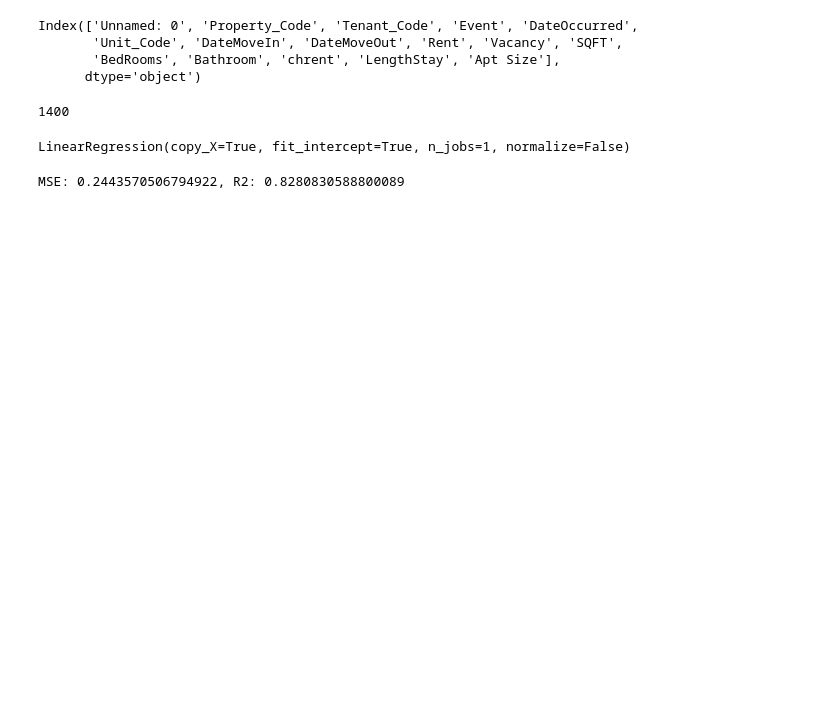
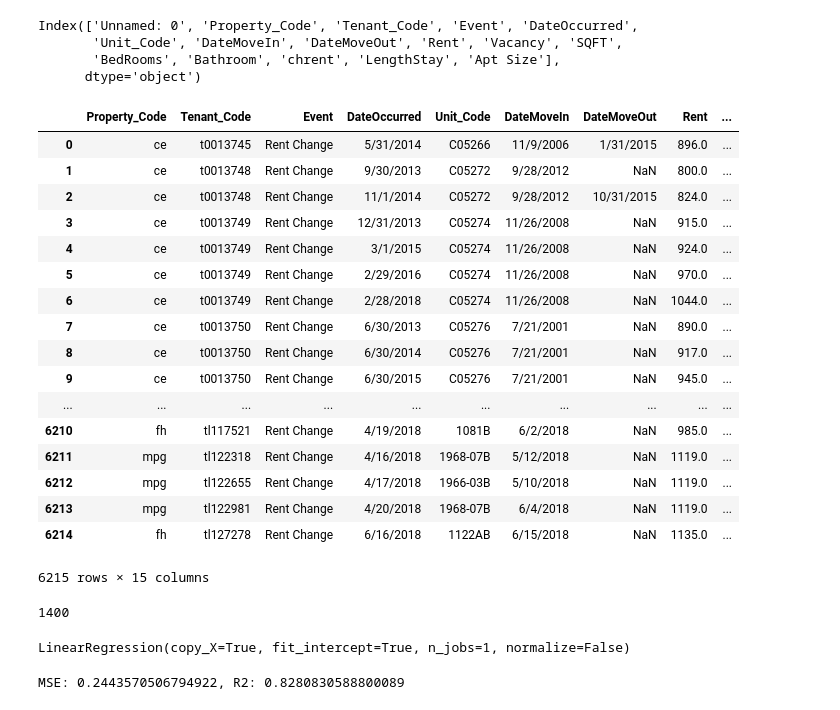
Before and after one commit to richinohio/Final_Project, a Jupyter notebook: data/Linear_rent_predictor.ipynb, the cells around one changed output. Cells and saved outputs as stored; diff of their text form; code cells hidden in the pictures; blank space fills up the shorter version.

```diff
--- a/data/Linear_rent_predictor.ipynb
+++ b/data/Linear_rent_predictor.ipynb
@@ -12,6 +12,27 @@ Index(['Unnamed: 0', 'Property_Code', 'Tenant_Code', 'Event', 'DateOccurred',
       dtype='object')
 # %%
 data.drop("Unnamed: 0",axis=1,inplace=True)
+# %%
+data
+# %% [output]
+|  | Property_Code | Tenant_Code | Event | DateOccurred | Unit_Code | DateMoveIn | DateMoveOut | Rent | ... |
+| 0 | ce | t0013745 | Rent Change | 5/31/2014 | C05266 | 11/9/2006 | 1/31/2015 | 896.0 | ... |
+| 1 | ce | t0013748 | Rent Change | 9/30/2013 | C05272 | 9/28/2012 | NaN | 800.0 | ... |
+| 2 | ce | t0013748 | Rent Change | 11/1/2014 | C05272 | 9/28/2012 | 10/31/2015 | 824.0 | ... |
+| 3 | ce | t0013749 | Rent Change | 12/31/2013 | C05274 | 11/26/2008 | NaN | 915.0 | ... |
+| 4 | ce | t0013749 | Rent Change | 3/1/2015 | C05274 | 11/26/2008 | NaN | 924.0 | ... |
+| 5 | ce | t0013749 | Rent Change | 2/29/2016 | C05274 | 11/26/2008 | NaN | 970.0 | ... |
+| 6 | ce | t0013749 | Rent Change | 2/28/2018 | C05274 | 11/26/2008 | NaN | 1044.0 | ... |
+| 7 | ce | t0013750 | Rent Change | 6/30/2013 | C05276 | 7/21/2001 | NaN | 890.0 | ... |
+| 8 | ce | t0013750 | Rent Change | 6/30/2014 | C05276 | 7/21/2001 | NaN | 917.0 | ... |
+| 9 | ce | t0013750 | Rent Change | 6/30/2015 | C05276 | 7/21/2001 | NaN | 945.0 | ... |
+| ... | ... | ... | ... | ... | ... | ... | ... | ... | ... |
+| 6210 | fh | tl117521 | Rent Change | 4/19/2018 | 1081B | 6/2/2018 | NaN | 985.0 | ... |
+| 6211 | mpg | tl122318 | Rent Change | 4/16/2018 | 1968-07B | 5/12/2018 | NaN | 1119.0 | ... |
+| 6212 | mpg | tl122655 | Rent Change | 4/17/2018 | 1966-03B | 5/10/2018 | NaN | 1119.0 | ... |
+| 6213 | mpg | tl122981 | Rent Change | 4/20/2018 | 1968-07B | 6/4/2018 | NaN | 1119.0 | ... |
+| 6214 | fh | tl127278 | Rent Change | 6/16/2018 | 1122AB | 6/15/2018 | NaN | 1135.0 | ... |
+6215 rows × 15 columns
 # %%
 data.drop(data[(data.Vacancy==0)].index, inplace=True)
 # %%
```
Also changed, not shown: 6 other files.
